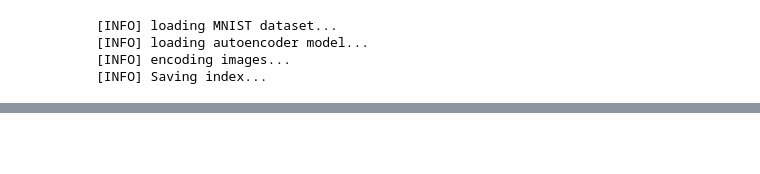
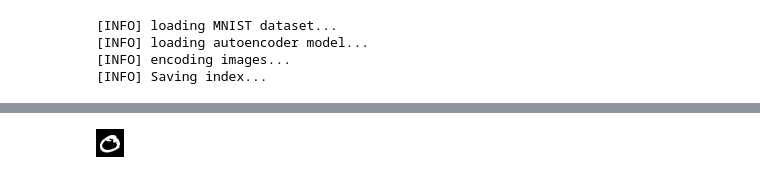
Before and after one commit to BasitJaved/PyImageSearch_University, a Jupyter notebook: Autoencoders 101/CBIR.ipynb, the cells around one changed output, grey strips where cells are left out. Saved outputs shown, nothing was run; the diff lists cells and outputs as text; code cells hidden in the pictures; blank space fills up the shorter version.

Commit message:
Add files via upload
Completed Lecture Autoencoders for Content-based Image Retrieval (CBIR) and uploaded final code file

```diff
--- a/Autoencoders 101/CBIR.ipynb
+++ b/Autoencoders 101/CBIR.ipynb
@@ -205,3 +205,91 @@ f.close()
 [INFO] loading autoencoder model...
 [INFO] encoding images...
 [INFO] Saving index...
+# %%
+# image Retrival
+from tensorflow.keras.models import Model
+from tensorflow.keras.models import load_model
+from tensorflow.keras.datasets import mnist
+from imutils import build_montages
+from google.colab.patches import cv2_imshow
+import matplotlib.pyplot as plt
+import numpy as np
+import cv2 as cv
+import pickle
+
+# define distance function
+def euclidean(a, b):
+  # compute and return  euclidean distance between two vectors
+  return np.linalg.norm(a-b)
+
+# define searching function
+def perform_search(query_features, index, max_results=64):
+  # initialize list of results
+  results = []
+
+  # loop over index
+  for i in range(0, len(index['features'])):
+    # compute euclidean distance between query features, and features of current image in our index
+    # then update results list with a 2-tuple consisting of computed distance and index of image
+    d = euclidean(query_features, index['features'][i])
+    results.append((d, i))
+
+  # sort the results and grab the top ones
+  results = sorted(results)[:max_results]
+
+  return results
+
+# arguments
+model_path = 'output/autoencoder.model'
+index_path = 'output/index.pickle'
+samples = 10
+
+# load mnist dataset
+print('[INFO] loading MNIST dataset...')
+((trainX, _), (testX, _)) = mnist.load_data()
+
+# add channel dimension to every image in dataset and scale pixel intensities to range [0, 1]
+trainX = np.expand_dims(trainX, axis=-1)
+testX = np.expand_dims(testX, axis=-1)
+trainX = trainX.astype('float32')/255.0
+testX = testX.astype('float32')/255.0
+
+# load encoder model from disk
+print('[INFO] loading autoencoder model...')
+autoencoder = load_model(model_path)
+index = pickle.loads(open(index_path, 'rb').read())
+
+# create the auto encoder model which consists of just the encoder portion of model
+encoder = Model(inputs=autoencoder.input, outputs=autoencoder.get_layer('encoder').output)
+
+# quantify the contents of our input images using encoder
+print('[INFO] testing encoding images...')
+features = encoder.predict(testX)
+
+# randomly sample a set of testing query images
+queryIdxs = list(range(0, testX.shape[0]))
+queryIdxs = np.random.choice(queryIdxs, size=samples, replace=False)
+
+# loop over testing indexes
+for i in queryIdxs:
+  # take features for the current images, find all similar images in dataset and initialize list
+  # of resulting images
+  query_features = features[i]
+  results = perform_search(query_features, index, max_results=225)
+  images = []
+
+  # loop over the results
+  for (d, j) in results:
+    # grab the result image, conver it back to [0, 255], and update image list
+    image = (trainX[j]*255).astype('uint8')
+    image = np.dstack([image]*3)
+    images.append(image)
+
+  # display the query image
+  query = (testX[i]*255).astype('uint8')
+  cv2_imshow(query)
+
+  # build a montage from results and display it
+  montage = build_montages(images, (28, 28), (15, 15))[0]
+  cv2_imshow(montage)
+# %% [output]
@@ -207,0 +299 @@ f.close()
+[figure, added]
```
Also changed, not shown: parts of 2 cells of this notebook.
